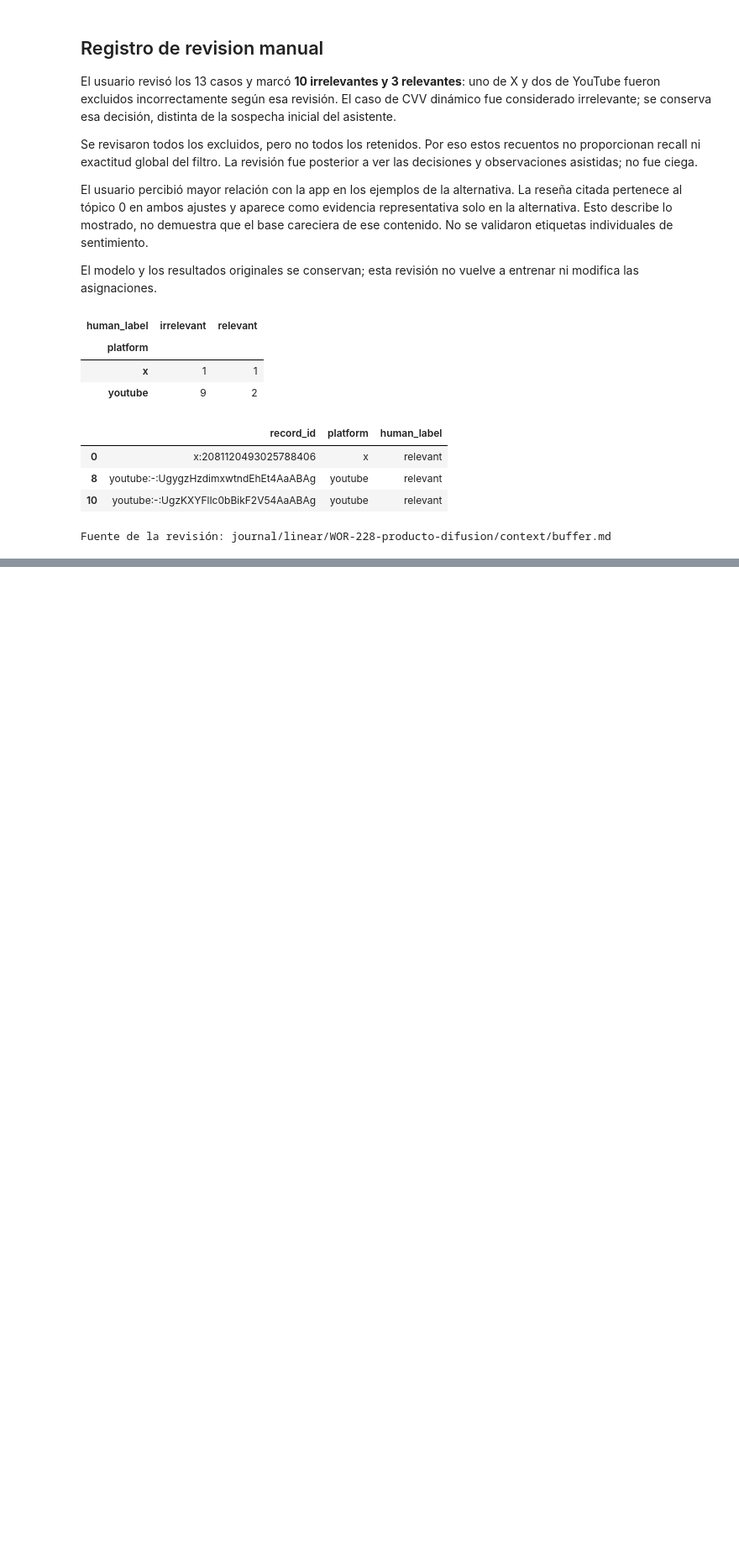
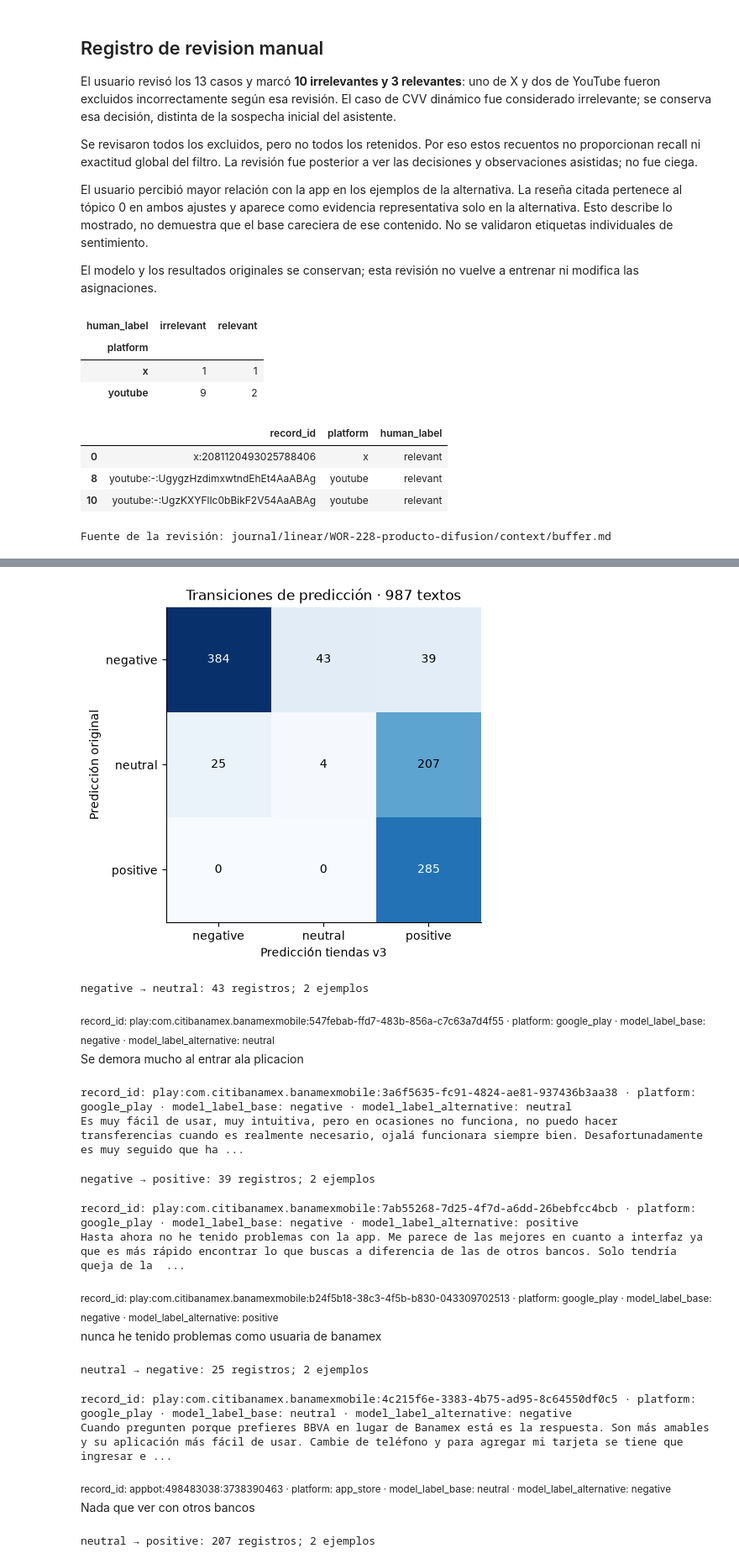
Before and after one commit to nessBautista/voc, a Jupyter notebook: reports/difusion/comparacion-base-alternativa.ipynb, the cells around one changed output, grey strips where cells are left out. Shown at 84% size. Cells and saved outputs as stored; diff of their text form; code cells hidden in the pictures; blank space fills up the shorter version.

```diff
--- a/reports/difusion/comparacion-base-alternativa.ipynb
+++ b/reports/difusion/comparacion-base-alternativa.ipynb
@@ -286,0 +464,38 @@ Evidencia exportada: /workspace/vaults/sonar/code/repos/voc-difusion/data/experi
+# %%
+fig_transitions, ax = plt.subplots(figsize=(6,4.5), layout="constrained")
+ax.imshow(transitions.to_numpy(), cmap="Blues")
+for i in range(3):
+    for j in range(3): ax.text(j,i,str(transitions.iloc[i,j]),ha="center",va="center",color="white" if transitions.iloc[i,j]>250 else "black")
+ax.set(xticks=range(3),yticks=range(3),xticklabels=labels,yticklabels=labels,
+       xlabel="Predicción tiendas v3",ylabel="Predicción original",title="Transiciones de predicción · 987 textos")
+plt.show()
+from apoyo_validacion import ranked_sample
+sentiment_examples=[]
+for before in labels:
+    for after in labels:
+        if before == after:continue
+        subset=paired.loc[paired.model_label_base.eq(before)&paired.model_label_alternative.eq(after)].rename(columns={"model_text_base":"model_text"})
+        selected=ranked_sample(subset,2,f"sentiment-v1:42:{before}:{after}")
+        print(f"{before} → {after}: {len(subset)} registros; {len(selected)} ejemplos")
+        columns=["record_id","platform","model_label_base","model_label_alternative","model_text"]
+        show_texts(selected[columns])
+        sentiment_examples.extend(selected[columns].to_dict("records"))
+assert int((paired.model_label_base != paired.model_label_alternative).sum()) == 314
+# %% [output]
+[figure, added]
+negative → neutral: 43 registros; 2 ejemplos
+record_id: play:com.citibanamex.banamexmobile:547febab-ffd7-483b-856a-c7c63a7d4f55 · platform: google_play · model_label_base: negative · model_label_alternative: neutral
+Se demora mucho al entrar ala plicacion
+record_id: play:com.citibanamex.banamexmobile:3a6f5635-fc91-4824-ae81-937436b3aa38 · platform: google_play · model_label_base: negative · model_label_alternative: neutral
+Es muy fácil de usar, muy intuitiva, pero en ocasiones no funciona, no puedo hacer transferencias cuando es realmente necesario, ojalá funcionara siempre bien. Desafortunadamente es muy seguido que ha ...
+negative → positive: 39 registros; 2 ejemplos
+record_id: play:com.citibanamex.banamexmobile:7ab55268-7d25-4f7d-a6dd-26bebfcc4bcb · platform: google_play · model_label_base: negative · model_label_alternative: positive
+Hasta ahora no he tenido problemas con la app. Me parece de las mejores en cuanto a interfaz ya que es más rápido encontrar lo que buscas a diferencia de las de otros bancos. Solo tendría queja de la  ...
+record_id: play:com.citibanamex.banamexmobile:b24f5b18-38c3-4f5b-b830-043309702513 · platform: google_play · model_label_base: negative · model_label_alternative: positive
+nunca he tenido problemas como usuaria de banamex
+neutral → negative: 25 registros; 2 ejemplos
+record_id: play:com.citibanamex.banamexmobile:4c215f6e-3383-4b75-ad95-8c64550df0c5 · platform: google_play · model_label_base: neutral · model_label_alternative: negative
+Cuando pregunten porque prefieres BBVA en lugar de Banamex está es la respuesta. Son más amables y su aplicación más fácil de usar. Cambie de teléfono y para agregar mi tarjeta se tiene que ingresar e ...
+record_id: appbot:498483038:3738390463 · platform: app_store · model_label_base: neutral · model_label_alternative: negative
+Nada que ver con otros bancos
+neutral → positive: 207 registros; 2 ejemplos
```
Also changed, not shown: parts of 14 cells of this notebook, 57 other files.
